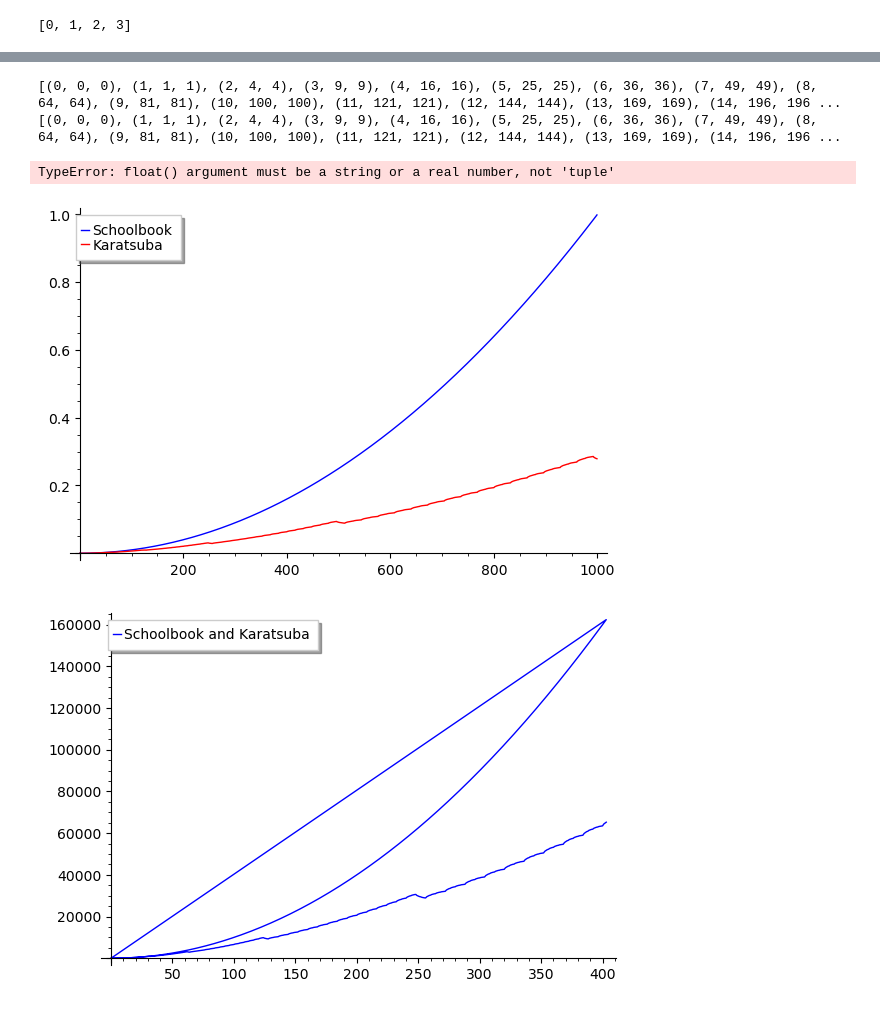
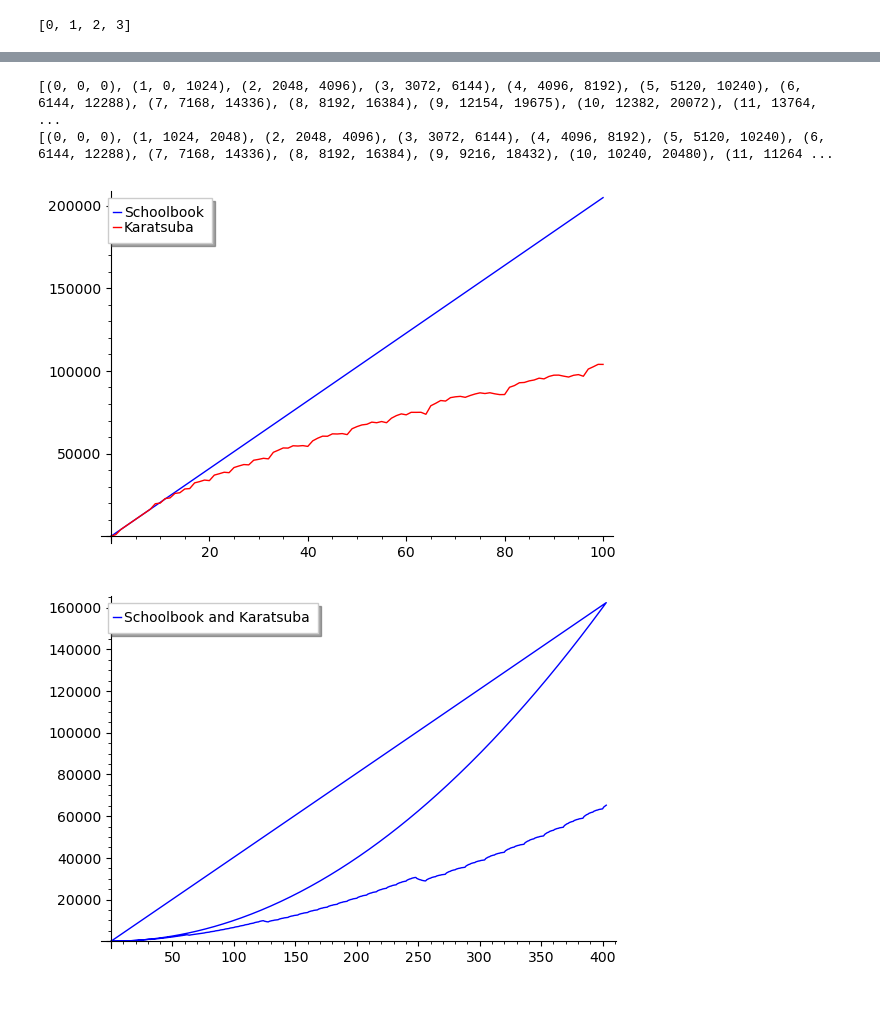
Before and after one commit to BToadere/Msc.Computer-Science, a Jupyter notebook: Computacion Simbolica/2. Practica.ipynb, the cells around one changed output, grey strips where cells are left out. Cells and saved outputs as stored; diff of their text form; code cells hidden in the pictures.

```diff
--- a/Computacion Simbolica/2. Practica.ipynb
+++ b/Computacion Simbolica/2. Practica.ipynb
@@ -262,7 +262,8 @@ line([(foo[0], foo[1]) for foo in L])
 # %%
 F=GF(11)
 R=F['x']
-
+NUM_SUMA = 0
+NUM_PRODUCTO = 0
 poli_z= R.random_element(105)
 poli_d= R.random_element(22)
 RESULT= poli_z*poli_d
@@ -290,23 +291,23 @@ print(list(range(5))[:4])
 # %% [output]
 [0, 1, 2, 3]
 # %%
-R=GF(11)
+R=GF(2)
 A=[]
 B=[]
 
-g=[1]*1000
-for i in range(10**3):
+g=[anillo(R(1))]*1024
+for i in range(10**2+1):
     f = [anillo(R(1)) for t in range(i)]
     # print(f)
     NUM_SUMA = 0
     NUM_PRODUCTO = 0
-    h=do_schoolbook(f,f)
-    A.append((i,NUM_SUMA,NUM_PRODUCTO))
+    h=do_schoolbook(f,g)
+    A.append((i,NUM_SUMA,NUM_SUMA+NUM_PRODUCTO))
 
     NUM_SUMA = 0
     NUM_PRODUCTO = 0
-    h=do_karatsuba(f,f)
-    B.append((i,NUM_SUMA,NUM_PRODUCTO))
+    h=do_karatsuba_different_size(f,g, K_threshold=8)
+    B.append((i,NUM_SUMA,NUM_SUMA+NUM_PRODUCTO))
     if i%50 == 0:
         print(i)
 # %% [output]
@@ -333,17 +317,17 @@ for i in range(10**3):
 # %%
+print(B)
 print(A)
-print(B)
-line([[(0,0), (1,1)],[(1,0), (1,1)]])
+
+#line([[(0,0), (1,1)],[(1,0), (1,1)]])
 # %% [output]
-[(0, 0, 0), (1, 1, 1), (2, 4, 4), (3, 9, 9), (4, 16, 16), (5, 25, 25), (6, 36, 36), (7, 49, 49), (8, 64, 64), (9, 81, 81), (10, 100, 100), (11, 121, 121), (12, 144, 144), (13, 169, 169), (14, 196, 196 ...
-[(0, 0, 0), (1, 1, 1), (2, 4, 4), (3, 9, 9), (4, 16, 16), (5, 25, 25), (6, 36, 36), (7, 49, 49), (8, 64, 64), (9, 81, 81), (10, 100, 100), (11, 121, 121), (12, 144, 144), (13, 169, 169), (14, 196, 196 ...
+[(0, 0, 0), (1, 0, 1024), (2, 2048, 4096), (3, 3072, 6144), (4, 4096, 8192), (5, 5120, 10240), (6, 6144, 12288), (7, 7168, 14336), (8, 8192, 16384), (9, 12154, 19675), (10, 12382, 20072), (11, 13764,  ...
+[(0, 0, 0), (1, 1024, 2048), (2, 2048, 4096), (3, 3072, 6144), (4, 4096, 8192), (5, 5120, 10240), (6, 6144, 12288), (7, 7168, 14336), (8, 8192, 16384), (9, 9216, 18432), (10, 10240, 20480), (11, 11264 ...
-TypeError: float() argument must be a string or a real number, not 'tuple'
 # %%
 # print([(foo[0], foo[1]) for foo in A])
 # print([(foo[0], foo[1]) for foo in B])
-line([(foo[0], foo[1]) for foo in A], color='blue', legend_label='Schoolbook') + line([(foo[0], foo[1]) for foo in B], color='red', legend_label='Karatsuba')
+line([(foo[0], foo[2]) for foo in A], color='blue', legend_label='Schoolbook') + line([(foo[0], foo[2]) for foo in B], color='red', legend_label='Karatsuba')
 # %% [output]
-[figure, old version]
+[figure, new version]
 # %%
 line([(foo[0], foo[1]) for foo in A] + [(foo[0], foo[1]) for foo in B], legend_label='Schoolbook and Karatsuba')
 # %% [output]
```
Also changed, not shown: parts of 9 cells of this notebook, 21 other files.
